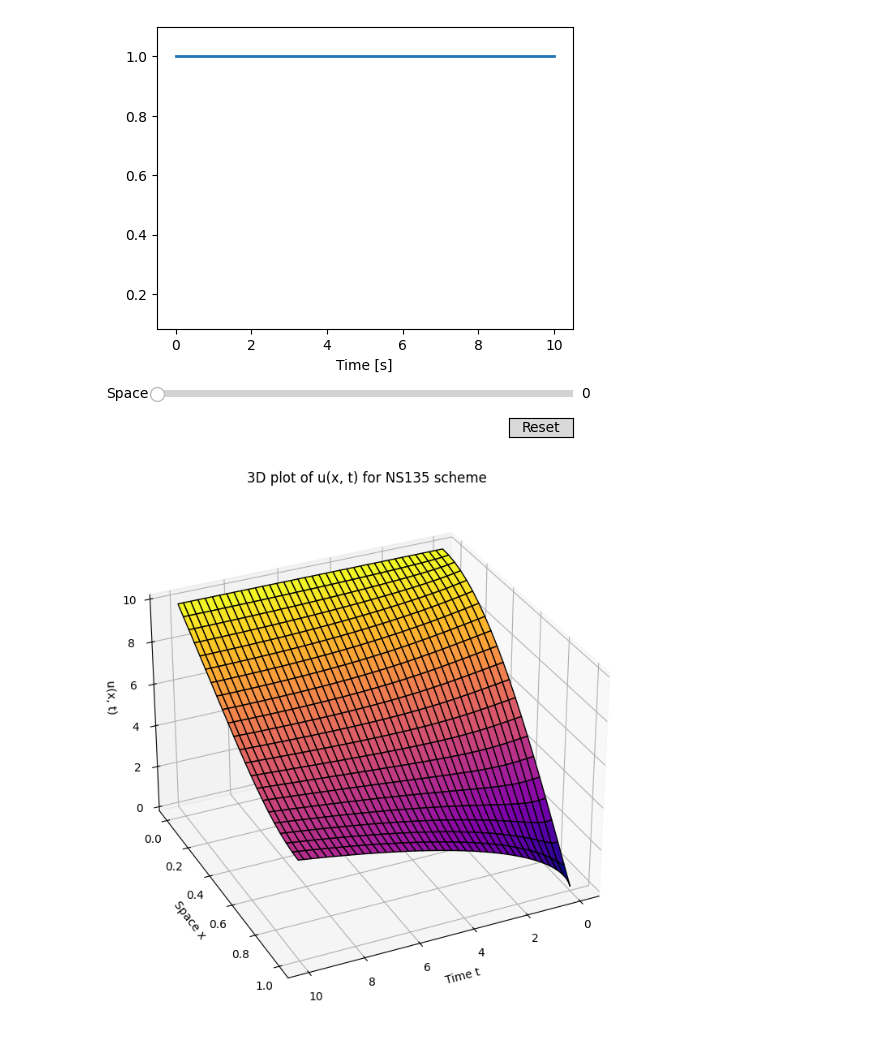
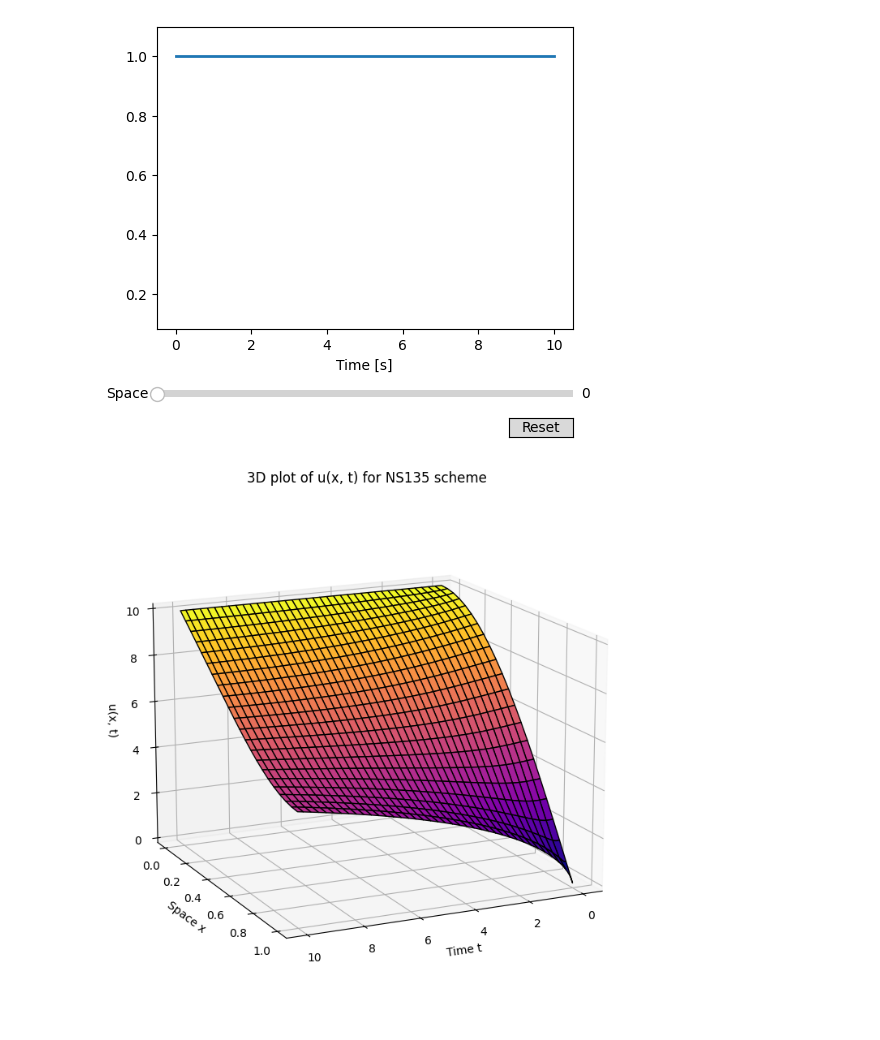
Before and after one commit to Iluann/num_analysis, a Jupyter notebook: notebook.ipynb, the cells around one changed output. Drawn from its saved outputs; the diff is of its cells as text; code cells hidden in the pictures.

```diff
--- a/notebook.ipynb
+++ b/notebook.ipynb
@@ -99,12 +95,21 @@ u_1cos(\frac{\pi x_1}{2L} )\\
 u_1cos(\frac{\pi x_{J+1}}{2L}) \end{bmatrix}\\~\\$$
 # %%
 # Implementation
-def FDS(L,a,u1, J,b, T):
+def FDS(a,u1, L, J,beta, T):
+
     h=L/(J+1)
-    F= np.append(b*a/h**2, np.zeros(J)).reshape(J+1,)
-    D=((-1)*np.eye(J+1, k=-1)+2*np.eye(J+1)-1*np.eye(J+1,k=1))
-    D[J][J]-=1
-    V0=np.array([u1*np.cos((np.pi*j*h)/(2*L)) for j in range(1,J+2)])
-    def f(t,X):
-       return np.dot((-b)/(h**2)*D,X)+F
-    return solve_ivp(f,(0,T),V0, t_span=)
+
+    F= np.zeros(J+1)
+    F[0]=beta*a/h**2
+
+    A=((-1)*np.eye(J+1, k=-1)+2*np.eye(J+1)-1*np.eye(J+1,k=1))
+    A[J][J]-=1
+
+    x=np.linspace(0,L,J+1)
+
+    U0= u1 * np.cos( np.pi*x /(2*L))
+
+    def G(t, V):
+       return -(beta/h**2) * A @ V + F
+
+    return solve_ivp(G, [0, T], U0, method='RK45', t_eval=np.linspace(0, T, 100))
@@ -758,32 +776,32 @@ plt.show()
 # %%
 #Plotting in 3D
 
 import matplotlib.pyplot as plt
 from mpl_toolkits.mplot3d import Axes3D
 T=10
 beta=1e-3
 L=1
 J=20
 N=150
 # Plotting for
 V, t, x = euler_forward(T,0.01, L,J, N, 10)
 # Create meshgrid for plotting
 T_mesh, X_mesh = np.meshgrid(t, x)
 
 # 3D Surface Plot
 fig = plt.figure(figsize=(10, 7))
 ax = fig.add_subplot(111, projection='3d')
 ax.plot_surface(T_mesh, X_mesh, V, cmap='plasma', edgecolor='k')
 
 ax.set_xlabel('Time t')
 ax.set_ylabel('Space x')
 ax.set_zlabel('u(x, t)')
 ax.set_title('3D plot of u(x, t) for NS135 scheme')
 
 
 
-ax.view_init(30, 65)
+ax.view_init(15, 65)
 plt.tight_layout()
 plt.show()
 # %% [output]
-[figure, old version]
+[figure, new version]
```
Also changed, not shown: parts of 7 cells of this notebook.
